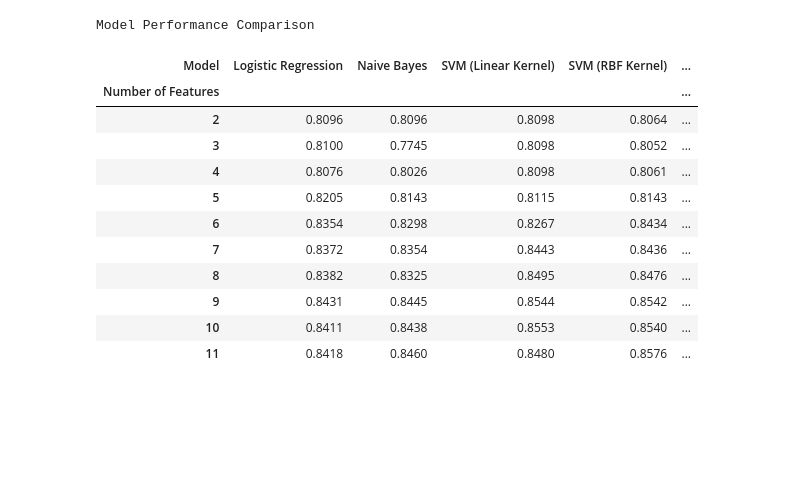
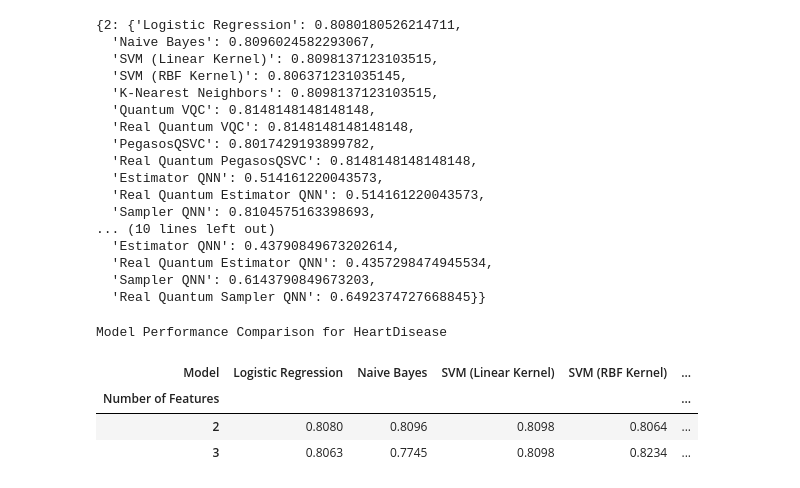
Before and after one commit to asterios-pantousas/Qiskit_QML_Implementations, a Jupyter notebook: generic_comparator.ipynb, the cells around one changed output. Cells and saved outputs as stored; diff of their text form; code cells hidden in the pictures; blank space fills up the shorter version.

```diff
--- a/generic_comparator.ipynb
+++ b/generic_comparator.ipynb
@@ -364,7 +371,7 @@ def evaluate_real_estimator_qnn(X_train, y_train, X_val, y_val,service,backend,
         print(f"Test Score Real QC Estimator QNN: {e_qnn_score:.4f}")
         print("------------------------------------------------------------------------")
     print(classification_report(y_val,y_pred))
-    return e_qnn_score
+    return e_qnn_score, classification_report(y_val,y_pred)
 # %%
 def evaluate_real_sampler_qnn(X_train, y_train, X_val, y_val,service,backend, max_iterations=30):
     """Evaluate Sampler QNN model on real quantum hardware."""
@@ -390,7 +397,7 @@ def evaluate_real_sampler_qnn(X_train, y_train, X_val, y_val,service,backend, ma
         print(f"Test Score Real QC Sampler QNN: {e_qnn_score:.4f}")
         print("------------------------------------------------------------------------")
     print(classification_report(y_val,y_pred))
-    return e_qnn_score
+    return e_qnn_score, classification_report(y_val,y_pred)
 # %%
 def evaluate_models(X, y, num_features, cross_validation_folds=2):
     """Main function to evaluate all models."""
@@ -419,7 +426,11 @@ def evaluate_models(X, y, num_features, cross_validation_folds=2):
     # Setup quantum service
     service = QiskitRuntimeService(instance="ibm-q/open/main")
     backend = service.least_busy(operational=True, simulator=False ,min_num_qubits=10)
-    simulator_backend = FakeManilaV2()
+
+    if USE_FAKE_QUANTUM:
+        simulator_backend = FakeManilaV2()
+    else:
+        simulator_backend = backend
 
     # Get last split for real quantum evaluation
     train_idx, val_idx = list(kf.split(X, y))[-1]
@@ -454,14 +465,13 @@ def evaluate_models(X, y, num_features, cross_validation_folds=2):
 # %%
 def main():
     """Main execution function."""
-    algorithm_globals.random_seed = 12345
+    setup_environment()
 
     try:
         X, y, feature_names, df, need_to_handle_imbalance = load_and_preprocess_data(DATASET_PATH, TARGET_COLUMN, IMBALANCE_THRESHOLD, VERBOSE)
     except (FileNotFoundError, ValueError) as e:
         print(f"Error: {e}")
         return
-
     # Check for early exit due to imbalance
     if X is None:
         return  # Exit if load_and_preprocess_data returned None
@@ -487,6 +497,7 @@ def main():
             continue
         print(f"\nEvaluating models with {num_features} features...")
         selected_features = select_features(df, TARGET_COLUMN, num_features)
+        print(selected_features)
         X_selected = X[:, [feature_names.index(feat) for feat in selected_features]]
         results = evaluate_models(X_selected, y, num_features, CROSS_VALIDATION_FOLDS)
         all_results[num_features] = results
@@ -671,3 +527,23 @@ weighted avg       0.30      0.49      0.37       459
+# %%
+all_results
+# %% [output]
+{2: {'Logistic Regression': 0.8080180526214711,
+  'Naive Bayes': 0.8096024582293067,
+  'SVM (Linear Kernel)': 0.8098137123103515,
+  'SVM (RBF Kernel)': 0.806371231035145,
+  'K-Nearest Neighbors': 0.8098137123103515,
+  'Quantum VQC': 0.8148148148148148,
+  'Real Quantum VQC': 0.8148148148148148,
+  'PegasosQSVC': 0.8017429193899782,
+  'Real Quantum PegasosQSVC': 0.8148148148148148,
+  'Estimator QNN': 0.514161220043573,
+  'Real Quantum Estimator QNN': 0.514161220043573,
+  'Sampler QNN': 0.8104575163398693,
+... (10 lines left out)
+  'Estimator QNN': 0.43790849673202614,
+  'Real Quantum Estimator QNN': 0.4357298474945534,
+  'Sampler QNN': 0.6143790849673203,
+  'Real Quantum Sampler QNN': 0.6492374727668845}}
 # %%
 # Prepare data for visualization
 model_names = list(all_results[2].keys())  # Get model names from the first result
@@ -684,28 +560,20 @@ df_scores.columns.name = "Model"
 # %%
 clean_styled = df_scores.style\
     .format("{:.4f}")\
     .set_properties(**{
         'text-align': 'center',
         'padding': '10px',
         'border': '1px solid black'
     })\
     .highlight_max(axis=1, color='#666666')\
-    .set_caption('Model Performance Comparison')
+    .set_caption(f'Model Performance Comparison for {TARGET_COLUMN}')
 display(clean_styled)
 # %% [output]
-Model Performance Comparison
+Model Performance Comparison for HeartDisease
 | Model | Logistic Regression | Naive Bayes | SVM (Linear Kernel) | SVM (RBF Kernel) | ... |
 | Number of Features |  |  |  |  | ... |
-| 2 | 0.8096 | 0.8096 | 0.8098 | 0.8064 | ... |
-| 3 | 0.8100 | 0.7745 | 0.8098 | 0.8052 | ... |
-| 4 | 0.8076 | 0.8026 | 0.8098 | 0.8061 | ... |
-| 5 | 0.8205 | 0.8143 | 0.8115 | 0.8143 | ... |
-| 6 | 0.8354 | 0.8298 | 0.8267 | 0.8434 | ... |
-| 7 | 0.8372 | 0.8354 | 0.8443 | 0.8436 | ... |
-| 8 | 0.8382 | 0.8325 | 0.8495 | 0.8476 | ... |
-| 9 | 0.8431 | 0.8445 | 0.8544 | 0.8542 | ... |
-| 10 | 0.8411 | 0.8438 | 0.8553 | 0.8540 | ... |
-| 11 | 0.8418 | 0.8460 | 0.8480 | 0.8576 | ... |
+| 2 | 0.8080 | 0.8096 | 0.8098 | 0.8064 | ... |
+| 3 | 0.8063 | 0.7745 | 0.8098 | 0.8234 | ... |
 # %%
 
 
```
Also changed, not shown: parts of 14 cells of this notebook.
